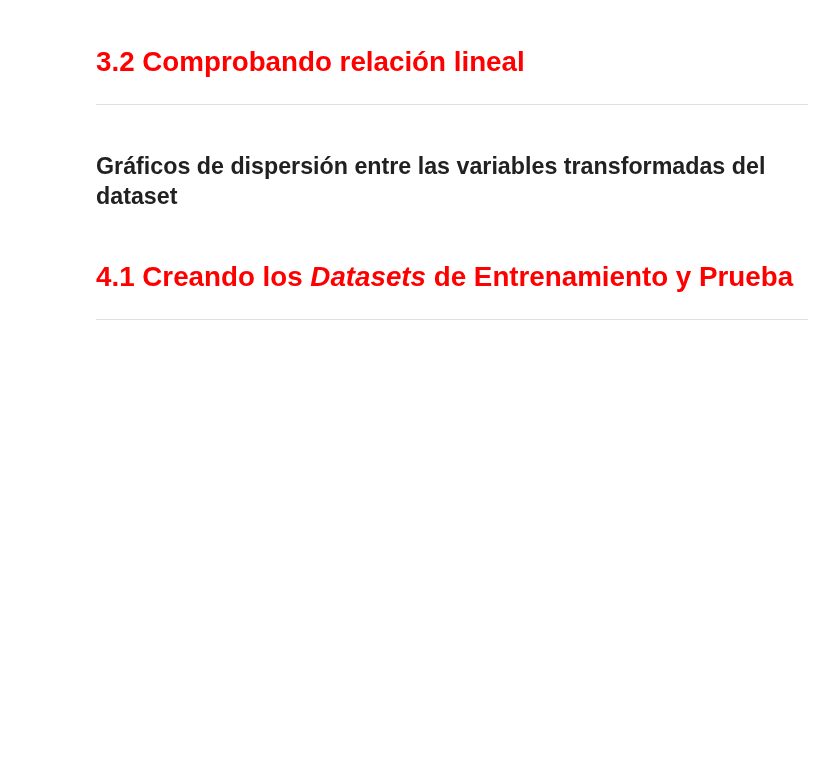
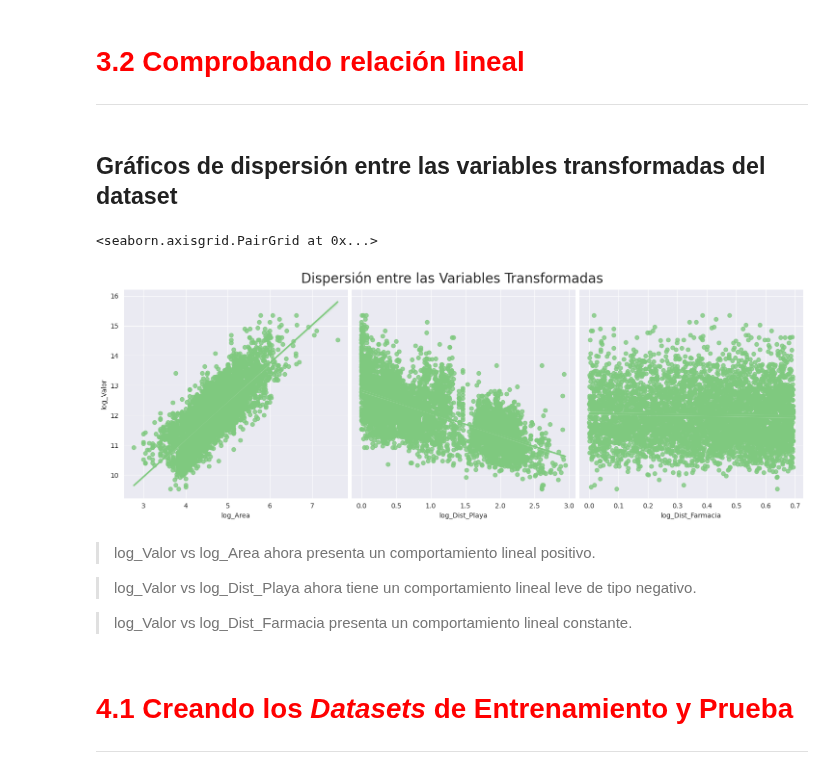
Before and after one commit to jbernalg/ALURA_Data_Science, a Jupyter notebook: Estadistica_ML/RL_Avanzada/Regresion_Lineal_II.ipynb, the cells around one changed output. Saved outputs shown, nothing was run; the diff lists cells and outputs as text; code cells hidden in the pictures; blank space fills up the shorter version.

Commit message:
comprobando relacion lineal

```diff
--- a/Estadistica_ML/RL_Avanzada/Regresion_Lineal_II.ipynb
+++ b/Estadistica_ML/RL_Avanzada/Regresion_Lineal_II.ipynb
@@ -272,9 +272,18 @@ https://gist.github.com/mwaskom/de44147ed2974457ad6372750bbe5751
 # %% [markdown]
 ## Gráficos de dispersión entre las variables transformadas del dataset
 # %%
-
+ax = sns.pairplot(datos, y_vars='log_Valor', x_vars=['log_Area', 'log_Dist_Playa', 'log_Dist_Farmacia'], height=5, kind='reg')
 ax.fig.suptitle('Dispersión entre las Variables Transformadas', fontsize=20, y=1.05)
 ax
+# %% [output]
+<seaborn.axisgrid.PairGrid at 0x...>
+[figure, added]
+# %% [markdown]
+> log_Valor vs log_Area ahora presenta un comportamiento lineal positivo.
+
+> log_Valor vs log_Dist_Playa ahora tiene un comportamiento lineal leve de tipo negativo.
+
+> log_Valor vs log_Dist_Farmacia presenta un comportamiento lineal constante.
 # %% [markdown]
 # <font color='red' style='font-size: 30px;'>4.1 Creando los *Datasets* de Entrenamiento y Prueba</font>
 <hr style='border: 2px solid red;'>
```
